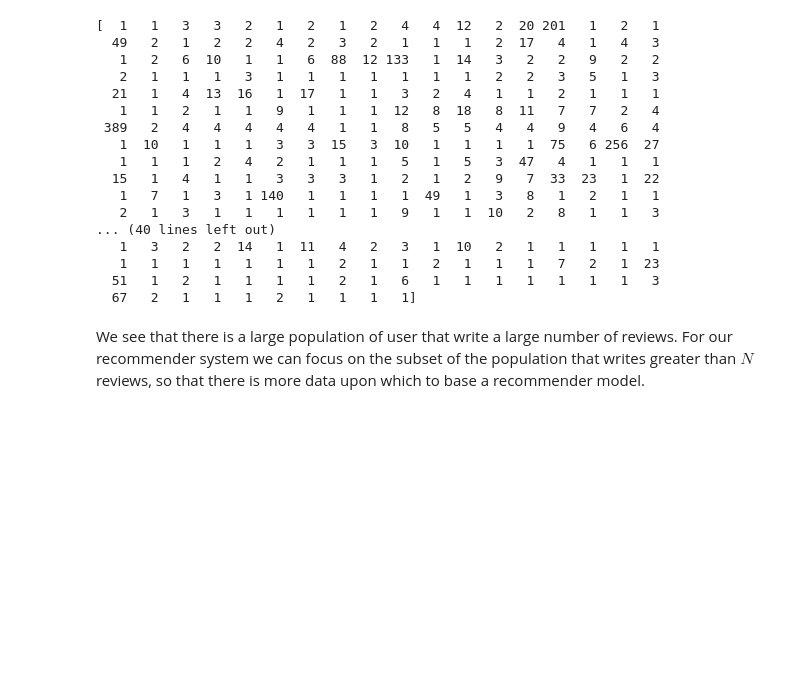
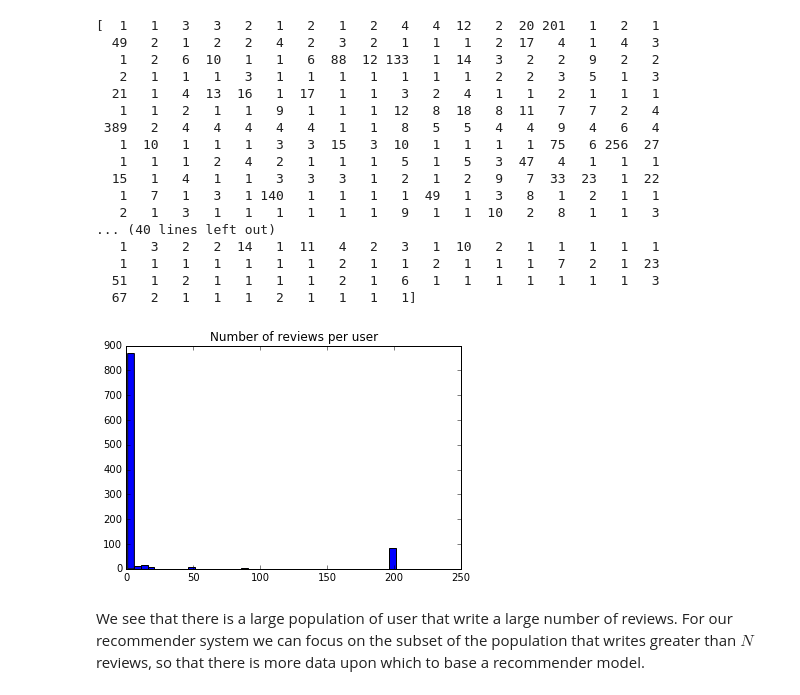
Before and after one commit to russellkune/cs109project, a Jupyter notebook: Recommendation.ipynb, the cells around one changed output. Drawn from its saved outputs; the diff is of its cells as text; code cells hidden in the pictures; blank space fills up the shorter version.

```diff
--- a/Recommendation.ipynb
+++ b/Recommendation.ipynb
@@ -137,6 +137,13 @@ print number_reviews_1000
    1   1   1   1   1   1   1   2   1   1   2   1   1   1   7   2   1  23
   51   1   2   1   1   1   1   2   1   6   1   1   1   1   1   1   1   3
   67   2   1   1   1   2   1   1   1   1]
+# %%
+plt.figure()
+plt.title('Number of reviews per user')
+plt.hist(number_reviews_1000[number_reviews_1000],bins =40)
+plt.show()
+# %% [output]
+[figure, added]
 # %% [markdown]
 We see that there is a large population of user that write a large number of reviews. For our recommender system we can focus on the subset of the population that writes greater than $N$ reviews, so that there is more data upon which to base a recommender model.
 # %% [markdown]
```
Also changed, not shown: parts of 6 cells of this notebook.
